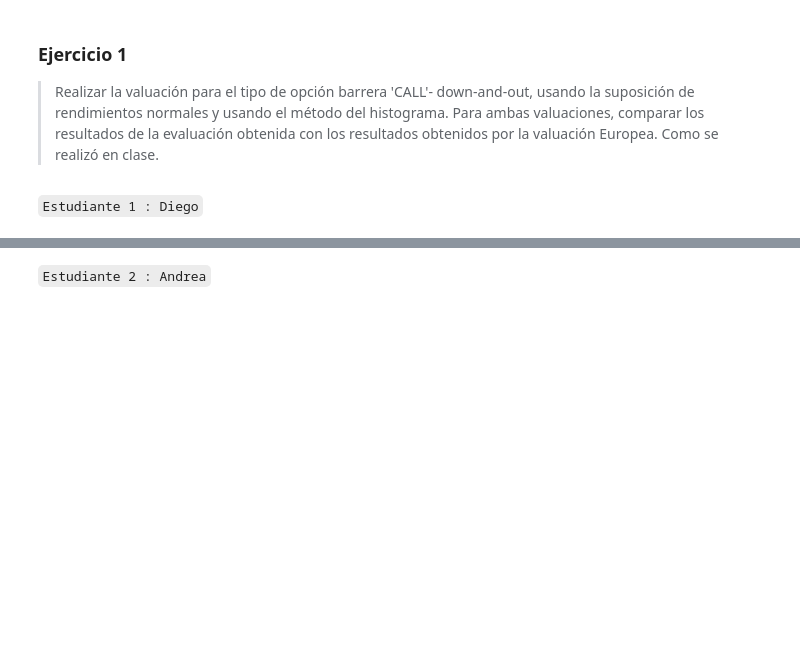
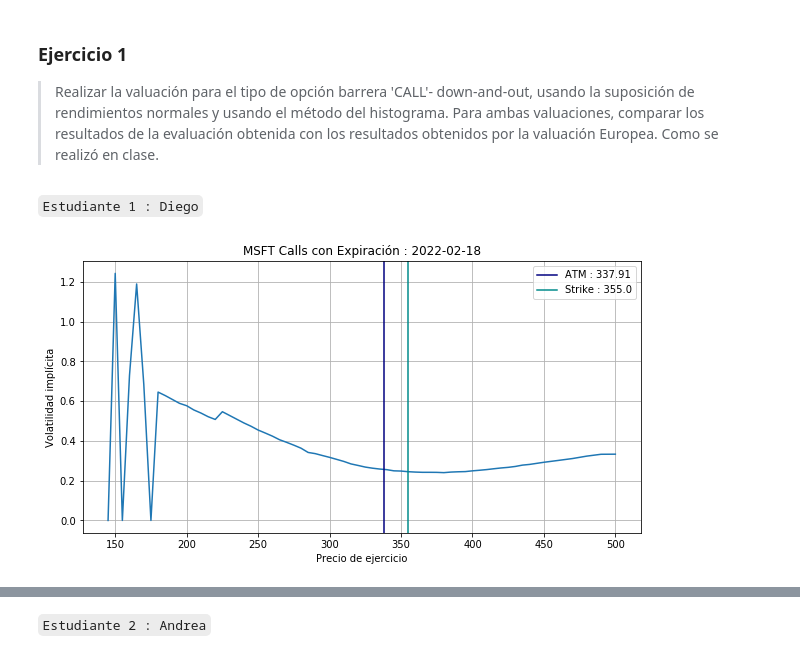
Before and after one commit to diegolazareno/Tarea10_DALopez_AFlores, a Jupyter notebook: Tarea10_DALopez_AFlores.ipynb, the cells around one changed output, grey strips where cells are left out. Saved outputs shown, nothing was run; the diff lists cells and outputs as text; code cells hidden in the pictures; blank space fills up the shorter version.

Commit message:
Valuación Call Down And Out

```diff
--- a/Tarea10_DALopez_AFlores.ipynb
+++ b/Tarea10_DALopez_AFlores.ipynb
@@ -37,0 +178,27 @@ Se habilitará un enlace en canvas para subir un cuaderno de python, con la solu
+# %%
+# Descarga inicial de precios e información de opciones con yfinance
+ticker = "MSFT"
+start = "2017-11-01"
+prices = yf.download(ticker, start = start, end = None, progress = False)["Adj Close"]
+calls, puts = options_yf(ticker)
+# %%
+# Fecha de expiración del contrato
+fechaExpiracion = "2022-02-18"
+
+# Visualización de la sonrisa de volatilidad
+plt.figure(figsize = (10, 5))
+plt.title(ticker + " Calls con Expiración : " + fechaExpiracion)
+plt.plot(calls[fechaExpiracion]["strike"], calls[fechaExpiracion]["impliedVolatility"])
+plt.axvline(prices[-1], color = "navy", label = "ATM : " + str(round(prices[-1], 2)))
+
+idx = calls[fechaExpiracion][(calls[fechaExpiracion]["strike"] > prices[-1]) &
+                             (calls[fechaExpiracion]["strike"] < 360)]["impliedVolatility"].idxmin()
+strike = calls[fechaExpiracion].loc[idx, "strike"]
+plt.axvline(strike, color = "darkcyan", label = "Strike : " + str(strike))
+
+plt.ylabel("Volatilidad implícita")
+plt.xlabel("Precio de ejercicio")
+plt.legend(loc = "best")
+plt.grid();
+# %% [output]
+[figure, added]
```
Also changed, not shown: parts of 11 cells of this notebook.
